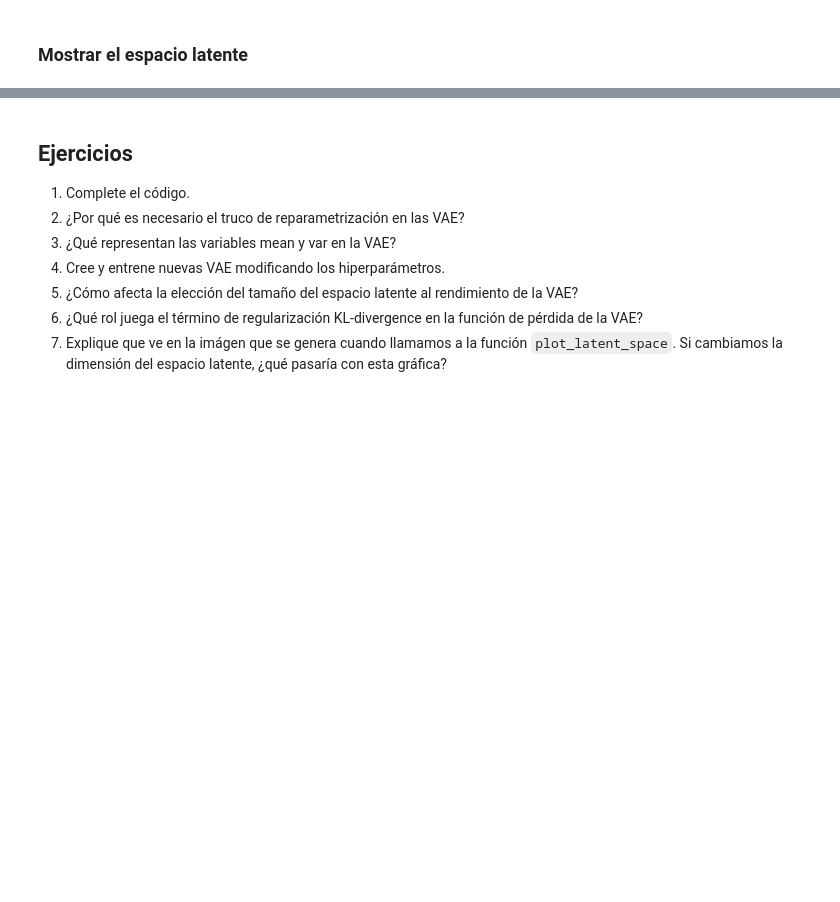
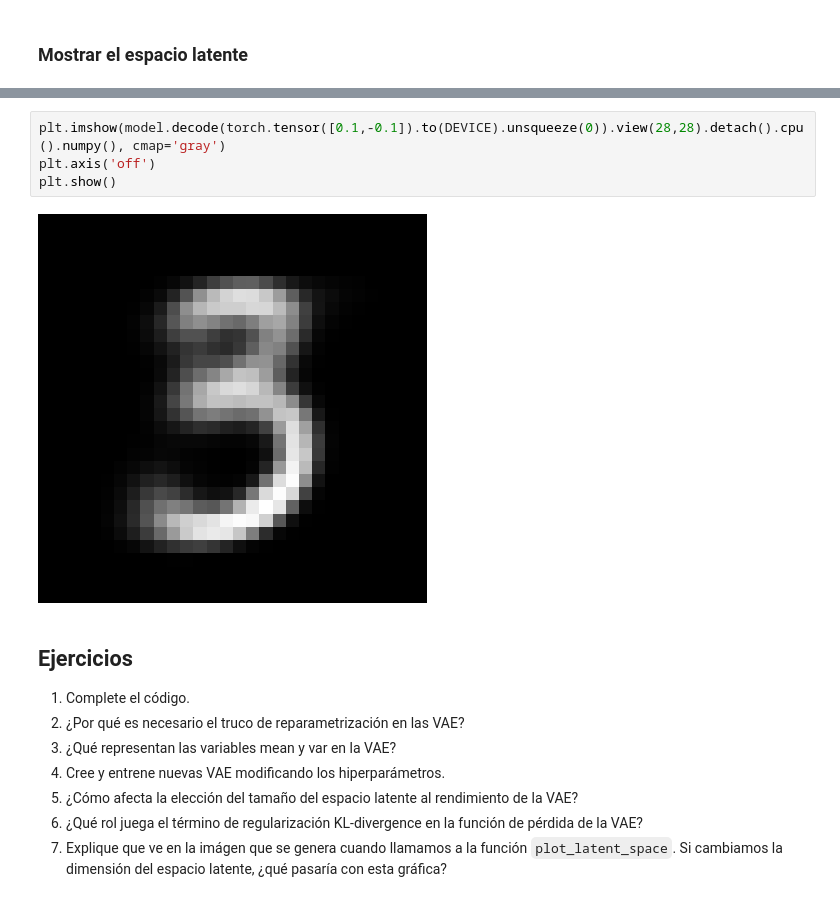
Before and after one commit to joacoguerrae/ia_generativa, a Jupyter notebook: practico_4/VariationalAutoEncoder_letra.ipynb, the cells around one changed output, grey strips where cells are left out. Saved outputs shown, nothing was run; the diff lists cells and outputs as text; blank space fills up the shorter version.

```diff
--- a/practico_4/VariationalAutoEncoder_letra.ipynb
+++ b/practico_4/VariationalAutoEncoder_letra.ipynb
@@ -252,3 +323,9 @@ plot_latent_space(model, scale=1.5)
+# %%
+plt.imshow(model.decode(torch.tensor([0.1,-0.1]).to(DEVICE).unsqueeze(0)).view(28,28).detach().cpu().numpy(), cmap='gray')
+plt.axis('off')
+plt.show()
+# %% [output]
+[figure, added]
 # %% [markdown]
 ## Ejercicios
 
```
Also changed, not shown: parts of 9 cells of this notebook, 1 other file.
